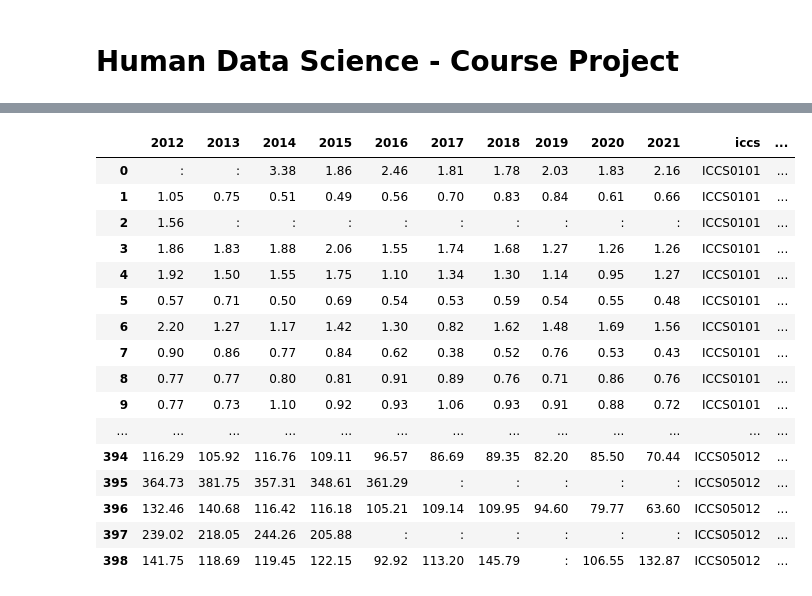
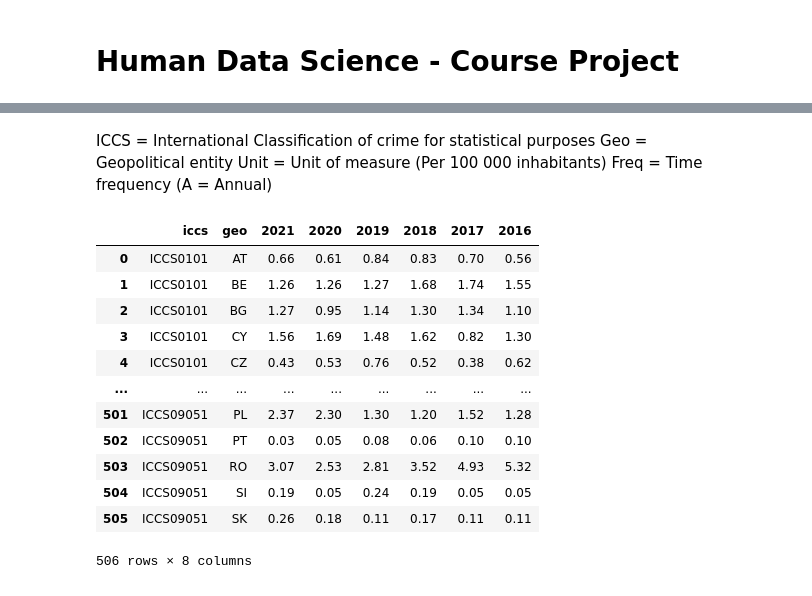
Before and after one commit to DiegoConce/CrimeAnalysis-HumanDataScience, a Jupyter notebook: main.ipynb, the cells around one changed output, grey strips where cells are left out. Cells and saved outputs as stored; diff of their text form; code cells hidden in the pictures.

Commit message:
Crime data

```diff
--- a/main.ipynb
+++ b/main.ipynb
@@ -11,4 +31,5 @@ https://ec.europa.eu/eurostat/web/crime/data/database
 # %%
-df = pandas.read_table('data/crime/crim_off_cat_custom.tsv') #ok
+df = pandas.read_table('data/crime/crim_off_cat.tsv')  #ok
+
 display(df)
 # %% [output]
@@ -32,27 +53,31 @@ display(df)
+# %% [markdown]
+ICCS = International Classification of crime for statistical purposes
+Geo = Geopolitical entity
+Unit = Unit of measure (Per 100 000 inhabitants)
+Freq = Time frequency (A = Annual)
 # %%
 split = df["freq,iccs,unit,geo\\TIME_PERIOD"].str.split(",", expand=True)
 split.columns = ["freq", "iccs", "unit", "geo"]
 split.drop(columns=["freq", "unit"], inplace=True)
+split = split[["geo", "iccs"]]
 
 df = pd.concat([df, split], axis=1)
 df.drop(columns=["freq,iccs,unit,geo\\TIME_PERIOD"], inplace=True)
+df = df.iloc[:, ::-1]
+df.rename(columns=lambda x: x.strip(), inplace=True)
 
 display(df)
 # %% [output]
-|  | 2012 | 2013 | 2014 | 2015 | 2016 | 2017 | 2018 | 2019 | 2020 | 2021 | iccs | ... |
-| 0 | : | : | 3.38 | 1.86 | 2.46 | 1.81 | 1.78 | 2.03 | 1.83 | 2.16 | ICCS0101 | ... |
-| 1 | 1.05 | 0.75 | 0.51 | 0.49 | 0.56 | 0.70 | 0.83 | 0.84 | 0.61 | 0.66 | ICCS0101 | ... |
-| 2 | 1.56 | : | : | : | : | : | : | : | : | : | ICCS0101 | ... |
-| 3 | 1.86 | 1.83 | 1.88 | 2.06 | 1.55 | 1.74 | 1.68 | 1.27 | 1.26 | 1.26 | ICCS0101 | ... |
-| 4 | 1.92 | 1.50 | 1.55 | 1.75 | 1.10 | 1.34 | 1.30 | 1.14 | 0.95 | 1.27 | ICCS0101 | ... |
-| 5 | 0.57 | 0.71 | 0.50 | 0.69 | 0.54 | 0.53 | 0.59 | 0.54 | 0.55 | 0.48 | ICCS0101 | ... |
-| 6 | 2.20 | 1.27 | 1.17 | 1.42 | 1.30 | 0.82 | 1.62 | 1.48 | 1.69 | 1.56 | ICCS0101 | ... |
-| 7 | 0.90 | 0.86 | 0.77 | 0.84 | 0.62 | 0.38 | 0.52 | 0.76 | 0.53 | 0.43 | ICCS0101 | ... |
-| 8 | 0.77 | 0.77 | 0.80 | 0.81 | 0.91 | 0.89 | 0.76 | 0.71 | 0.86 | 0.76 | ICCS0101 | ... |
-| 9 | 0.77 | 0.73 | 1.10 | 0.92 | 0.93 | 1.06 | 0.93 | 0.91 | 0.88 | 0.72 | ICCS0101 | ... |
-| ... | ... | ... | ... | ... | ... | ... | ... | ... | ... | ... | ... | ... |
-| 394 | 116.29 | 105.92 | 116.76 | 109.11 | 96.57 | 86.69 | 89.35 | 82.20 | 85.50 | 70.44 | ICCS05012 | ... |
-| 395 | 364.73 | 381.75 | 357.31 | 348.61 | 361.29 | : | : | : | : | : | ICCS05012 | ... |
-| 396 | 132.46 | 140.68 | 116.42 | 116.18 | 105.21 | 109.14 | 109.95 | 94.60 | 79.77 | 63.60 | ICCS05012 | ... |
-| 397 | 239.02 | 218.05 | 244.26 | 205.88 | : | : | : | : | : | : | ICCS05012 | ... |
-| 398 | 141.75 | 118.69 | 119.45 | 122.15 | 92.92 | 113.20 | 145.79 | : | 106.55 | 132.87 | ICCS05012 | ... |
+|  | iccs | geo | 2021 | 2020 | 2019 | 2018 | 2017 | 2016 |
+| 0 | ICCS0101 | AT | 0.66 | 0.61 | 0.84 | 0.83 | 0.70 | 0.56 |
+| 1 | ICCS0101 | BE | 1.26 | 1.26 | 1.27 | 1.68 | 1.74 | 1.55 |
+| 2 | ICCS0101 | BG | 1.27 | 0.95 | 1.14 | 1.30 | 1.34 | 1.10 |
+| 3 | ICCS0101 | CY | 1.56 | 1.69 | 1.48 | 1.62 | 0.82 | 1.30 |
+| 4 | ICCS0101 | CZ | 0.43 | 0.53 | 0.76 | 0.52 | 0.38 | 0.62 |
+| ... | ... | ... | ... | ... | ... | ... | ... | ... |
+| 501 | ICCS09051 | PL | 2.37 | 2.30 | 1.30 | 1.20 | 1.52 | 1.28 |
+| 502 | ICCS09051 | PT | 0.03 | 0.05 | 0.08 | 0.06 | 0.10 | 0.10 |
+| 503 | ICCS09051 | RO | 3.07 | 2.53 | 2.81 | 3.52 | 4.93 | 5.32 |
+| 504 | ICCS09051 | SI | 0.19 | 0.05 | 0.24 | 0.19 | 0.05 | 0.05 |
+| 505 | ICCS09051 | SK | 0.26 | 0.18 | 0.11 | 0.17 | 0.11 | 0.11 |
+506 rows × 8 columns
```
Also changed, not shown: parts of 7 cells of this notebook, 2 other files.
